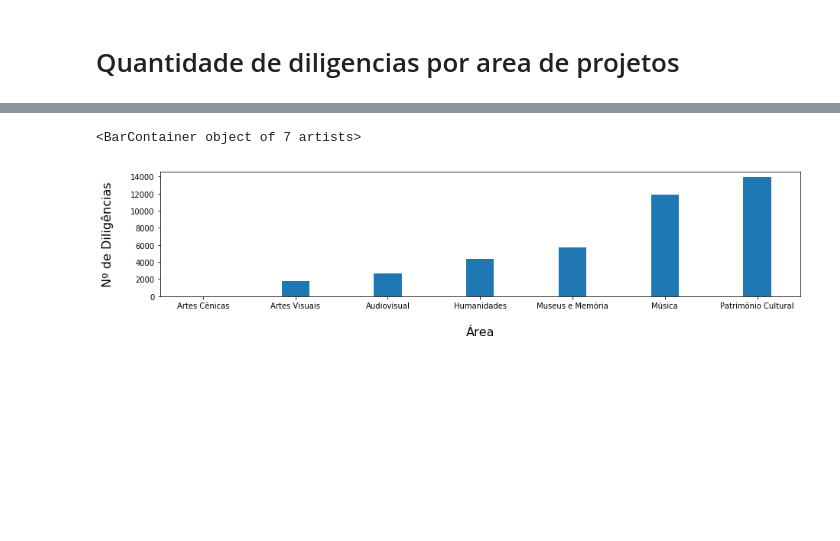
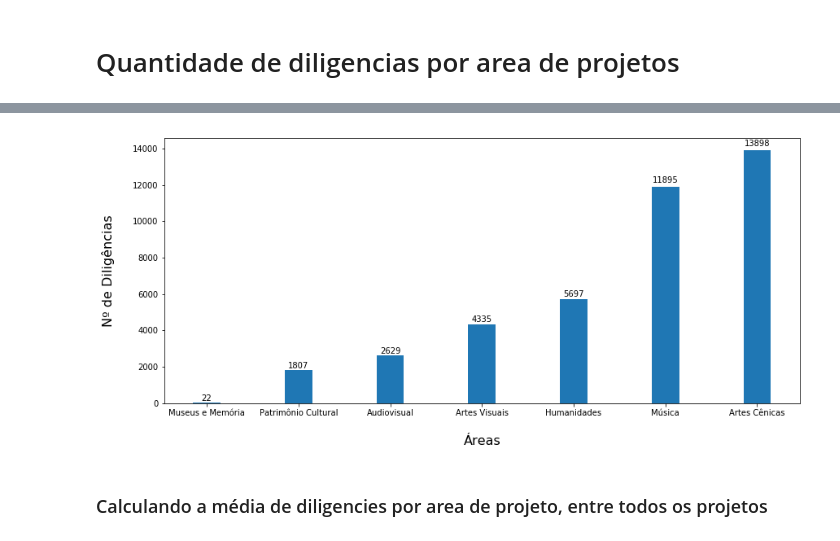
Before and after one commit to lappis-unb/salic-ml, a Jupyter notebook: notebooks/diligencies-metrics.ipynb, the cells around one changed output, grey strips where cells are left out. Cells and saved outputs as stored; diff of their text form; code cells hidden in the pictures; blank space fills up the shorter version.

Commit message:
Avarage number of diligencies per project's area

```diff
--- a/notebooks/diligencies-metrics.ipynb
+++ b/notebooks/diligencies-metrics.ipynb
@@ -164,7 +164,20 @@ pd.DataFrame(diligencies_per_project).describe()
 # %% [markdown]
 ### Histograma de quantidade de diligência por projetos entre todos os projetos
 # %%
-plt.hist(diligencies_per_project, edgecolor = 'black', alpha = 0.75, bins = list(set(diligencies_per_project)))
+def autolabel(rects):
+    """
+    Attach a text label above each bar displaying its height
+    """
+    for rect in rects:
+        height = rect.get_height()
+        plt.text(rect.get_x() + rect.get_width()/2., 1.01 * height,
+                '%d' % int(height),
+                ha='center', va='bottom')
+
+
+diligencies_projects_histogram = plt.hist(diligencies_per_project, edgecolor = 'black', alpha = 0.75,
+                                          bins = list(set(diligencies_per_project)))
+
 plt.xlabel('Número de diligências', size=16)
 plt.ylabel('Quantidade de projetos', size=16)
 plt.title('Quantidade de diligências entre projetos', size=17)
@@ -291,0 +288,13 @@ print(areas_names)
+# %%
+areas_diligencies_dict = dict(zip(*np.unique(dt_diligencias.Area.values, return_counts=True)))
+display(areas_diligencies_dict)
+
+areas_diligencies_list = list(areas_diligencies_dict.items())
+areas_diligencies_list = sorted(areas_diligencies_list, key = lambda x: x[1])
+
+dt_area = dt_area.set_index('Codigo')
+area_name_map = dt_area.Descricao.to_dict()
+display(area_name_map)
+
+areas_hist = [(area_name_map[x], y) for x, y in areas_diligencies_list]
+display(areas_hist)
@@ -292,10 +318,13 @@ print(areas_names)
 # %%
-plt.figure(figsize=(15, 3))
+plt.figure(figsize=(14, 6))
 
 plt.xlabel('Áreas', fontsize = 16, labelpad = 22)
 plt.ylabel('Nº de Diligências', fontsize = 16, labelpad = 22)
+a = plt.bar([x[0] for x in areas_hist], [x[1] for x in areas_hist], align='center', width=0.3)
+autolabel(a)
 
-plt.bar(areas_names, diligencies_per_area, align='center', width=0.3)
+plt.show()
 # %% [output]
-<BarContainer object of 7 artists>
-[figure, old version]
+[figure, new version]
+# %% [markdown]
+### Calculando a média de diligencies por area de projeto, entre todos os projetos
```
Also changed, not shown: parts of 6 cells of this notebook.
